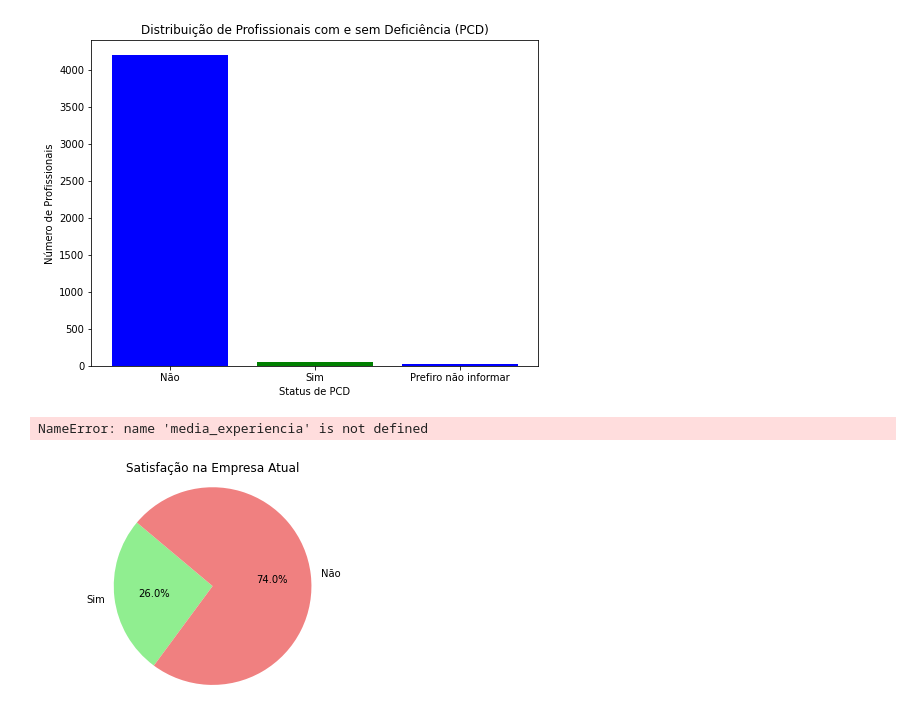
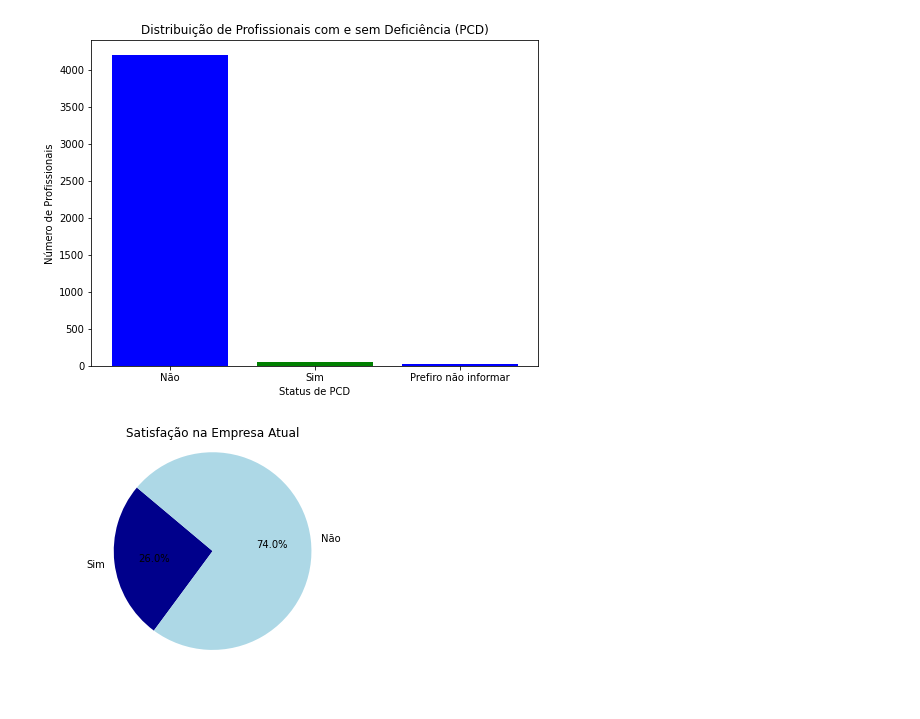
Before and after one commit to brunacpg/Projects-2, a Jupyter notebook: Projects.ipynb, the cells around one changed output. Drawn from its saved outputs; the diff is of its cells as text; code cells hidden in the pictures.

```diff
--- a/Projects.ipynb
+++ b/Projects.ipynb
@@ -72,39 +87,23 @@ plt.xticks(rotation=0)  # Para manter os rótulos "Sim" e "Não" na horizontal
 plt.show()
 # %% [output]
 [figure]
-# %%
-# Carreira e Experiência Profissional- Pergunta: Qual é o nível de experiência profissional médio na área de dados?
-
-categorias = ['Júnior', 'Pleno', 'Sênior', 'Gestor']
-
-plt.bar(categorias, media_experiencia, color='skyblue', edgecolor='black')
-plt.xlabel('Nível de Experiência')
-plt.ylabel('Média de Experiência (em anos)')
-plt.title('Média de Experiência Profissional na Área de Dados')
-plt.ylim(0, 12)  # Defina o limite do eixo y para melhor visualização
-
-# Exiba o gráfico
-plt.tight_layout()
-plt.show()
-# %% [output]
-NameError: name 'media_experiencia' is not defined
 # %%
-# Carreira e Experiência Profissional- Pergunta: Qual é a satisfação geral no ambiente de trabalho?
+# Carreira e Experiência Profissional- Pergunta: "Qual é a satisfação geral no ambiente de trabalho?"
 
 satisfacao_empresa = df['Você está satisfeito na sua empresa atual?']
 
 contagem_respostas = satisfacao_empresa.value_counts().sort_index()
 
 rotulos = ['Sim', 'Não']
 valores = contagem_respostas.values
 
-cores = ['lightgreen', 'lightcoral']
+cores = ['darkblue', 'lightblue']
 
 plt.pie(valores, labels=rotulos, colors=cores, autopct='%1.1f%%', startangle=140)
 plt.axis('equal')
 
 plt.title('Satisfação na Empresa Atual')
 
 plt.show()
 # %% [output]
-[figure, old version]
+[figure, new version]
```
Also changed, not shown: parts of 14 cells of this notebook.
